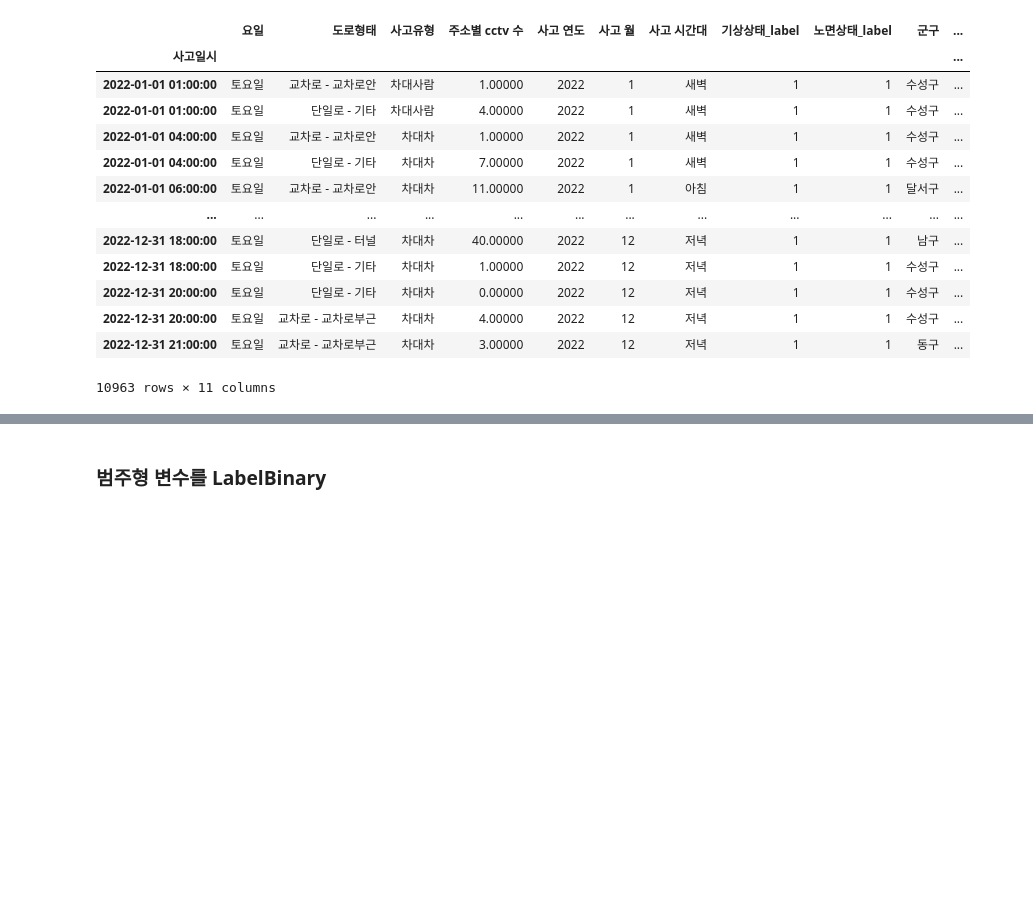
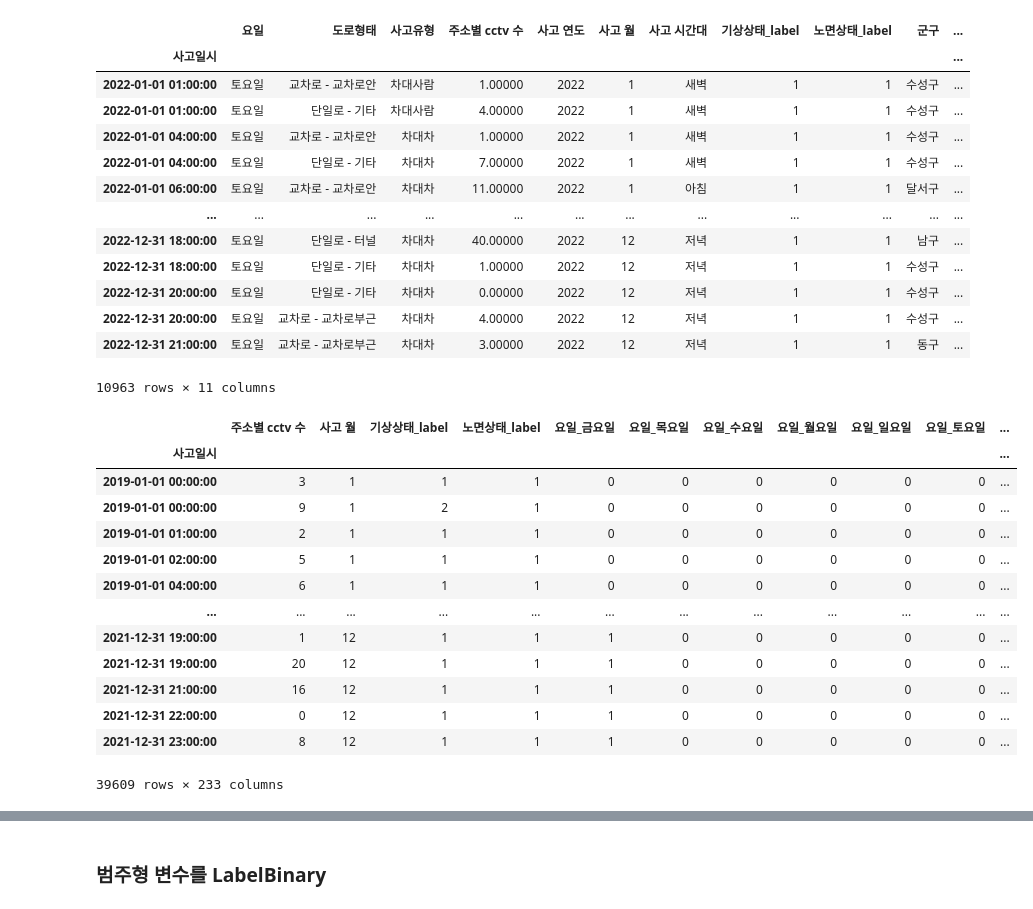
Before and after one commit to nyeokinyeoki/dacon_accident, a Jupyter notebook: accident2.ipynb, the cells around one changed output, grey strips where cells are left out. Drawn from its saved outputs; the diff is of its cells as text; code cells hidden in the pictures; blank space fills up the shorter version.

```diff
--- a/accident2.ipynb
+++ b/accident2.ipynb
@@ -1295,3 +1294,22 @@ test
 | 2022-12-31 20:00:00 | 토요일 | 교차로 - 교차로부근 | 차대차 | 4.00000 | 2022 | 12 | 저녁 | 1 | 1 | 수성구 | ... |
 | 2022-12-31 21:00:00 | 토요일 | 교차로 - 교차로부근 | 차대차 | 3.00000 | 2022 | 12 | 저녁 | 1 | 1 | 동구 | ... |
 10963 rows × 11 columns
+# %%
+X = pd.read_csv("./train_X2_nyeoki.csv", index_col="사고일시")
+
+X
+# %% [output]
+|  | 주소별 cctv 수 | 사고 월 | 기상상태_label | 노면상태_label | 요일_금요일 | 요일_목요일 | 요일_수요일 | 요일_월요일 | 요일_일요일 | 요일_토요일 | ... |
+| 사고일시 |  |  |  |  |  |  |  |  |  |  | ... |
+| 2019-01-01 00:00:00 | 3 | 1 | 1 | 1 | 0 | 0 | 0 | 0 | 0 | 0 | ... |
+| 2019-01-01 00:00:00 | 9 | 1 | 2 | 1 | 0 | 0 | 0 | 0 | 0 | 0 | ... |
+| 2019-01-01 01:00:00 | 2 | 1 | 1 | 1 | 0 | 0 | 0 | 0 | 0 | 0 | ... |
+| 2019-01-01 02:00:00 | 5 | 1 | 1 | 1 | 0 | 0 | 0 | 0 | 0 | 0 | ... |
+| 2019-01-01 04:00:00 | 6 | 1 | 1 | 1 | 0 | 0 | 0 | 0 | 0 | 0 | ... |
+| ... | ... | ... | ... | ... | ... | ... | ... | ... | ... | ... | ... |
+| 2021-12-31 19:00:00 | 1 | 12 | 1 | 1 | 1 | 0 | 0 | 0 | 0 | 0 | ... |
+| 2021-12-31 19:00:00 | 20 | 12 | 1 | 1 | 1 | 0 | 0 | 0 | 0 | 0 | ... |
+| 2021-12-31 21:00:00 | 16 | 12 | 1 | 1 | 1 | 0 | 0 | 0 | 0 | 0 | ... |
+| 2021-12-31 22:00:00 | 0 | 12 | 1 | 1 | 1 | 0 | 0 | 0 | 0 | 0 | ... |
+| 2021-12-31 23:00:00 | 8 | 12 | 1 | 1 | 1 | 0 | 0 | 0 | 0 | 0 | ... |
+39609 rows × 233 columns
```
Also changed, not shown: parts of 9 cells of this notebook.
